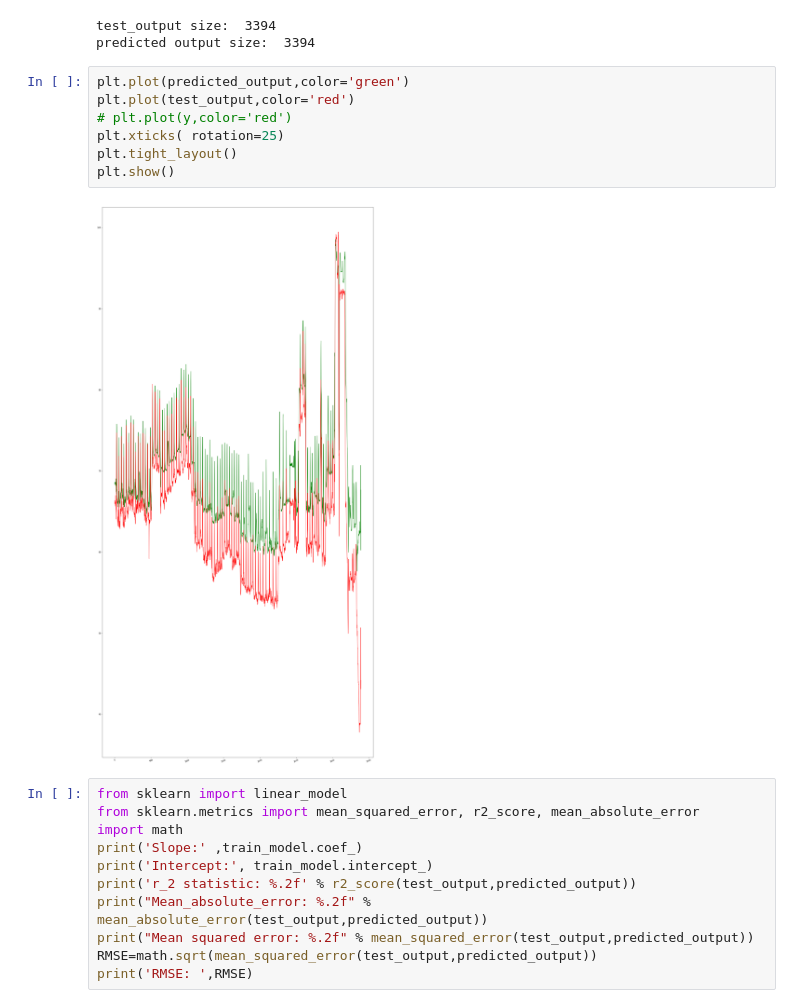
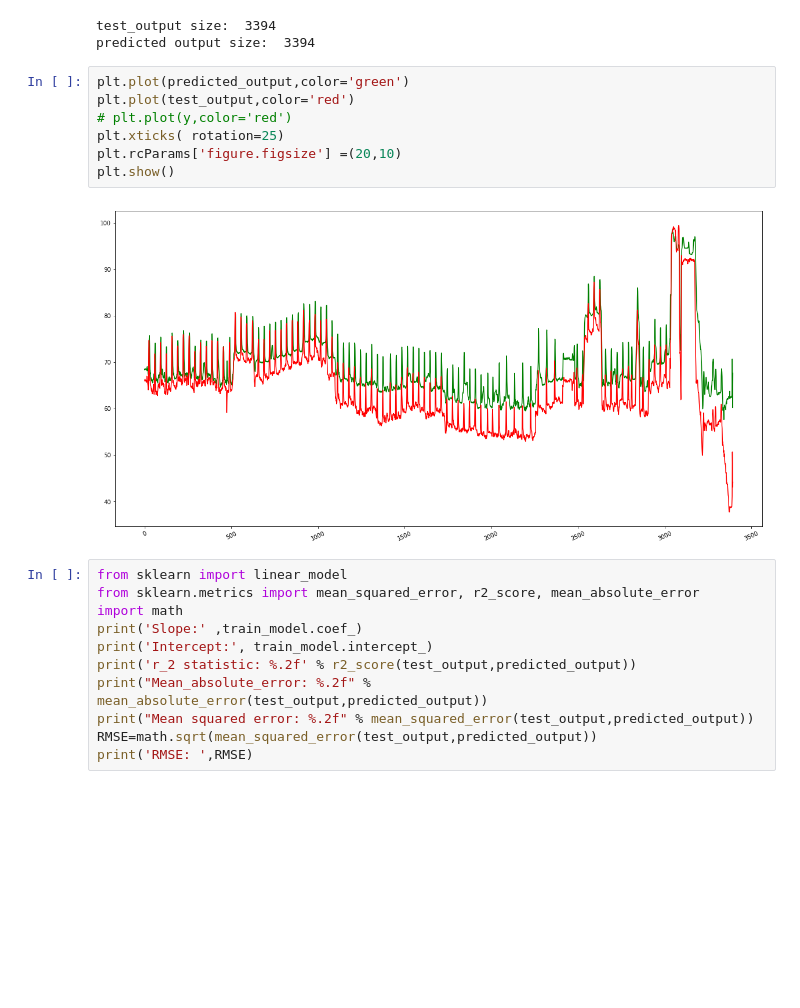
Before and after one commit to atifkarim/Time-Series-Forecasting-Using-Machine-Learning-Algorithm, a Jupyter notebook: Time_series_forecasting_with_regression_method.ipynb, the cells around one changed output. Cells and saved outputs as stored; diff of their text form; blank space fills up the shorter version.

```diff
--- a/Time_series_forecasting_with_regression_method.ipynb
+++ b/Time_series_forecasting_with_regression_method.ipynb
@@ -175,12 +175,12 @@ predicted output size:  3394
 # %%
 plt.plot(predicted_output,color='green')
 plt.plot(test_output,color='red')
 # plt.plot(y,color='red')
 plt.xticks( rotation=25)
-plt.tight_layout()
+plt.rcParams['figure.figsize'] =(20,10)
 plt.show()
 # %% [output]
-[figure, old version]
+[figure, new version]
 # %%
 from sklearn import linear_model
 from sklearn.metrics import mean_squared_error, r2_score, mean_absolute_error
```
Also changed, not shown: parts of 16 cells of this notebook.
